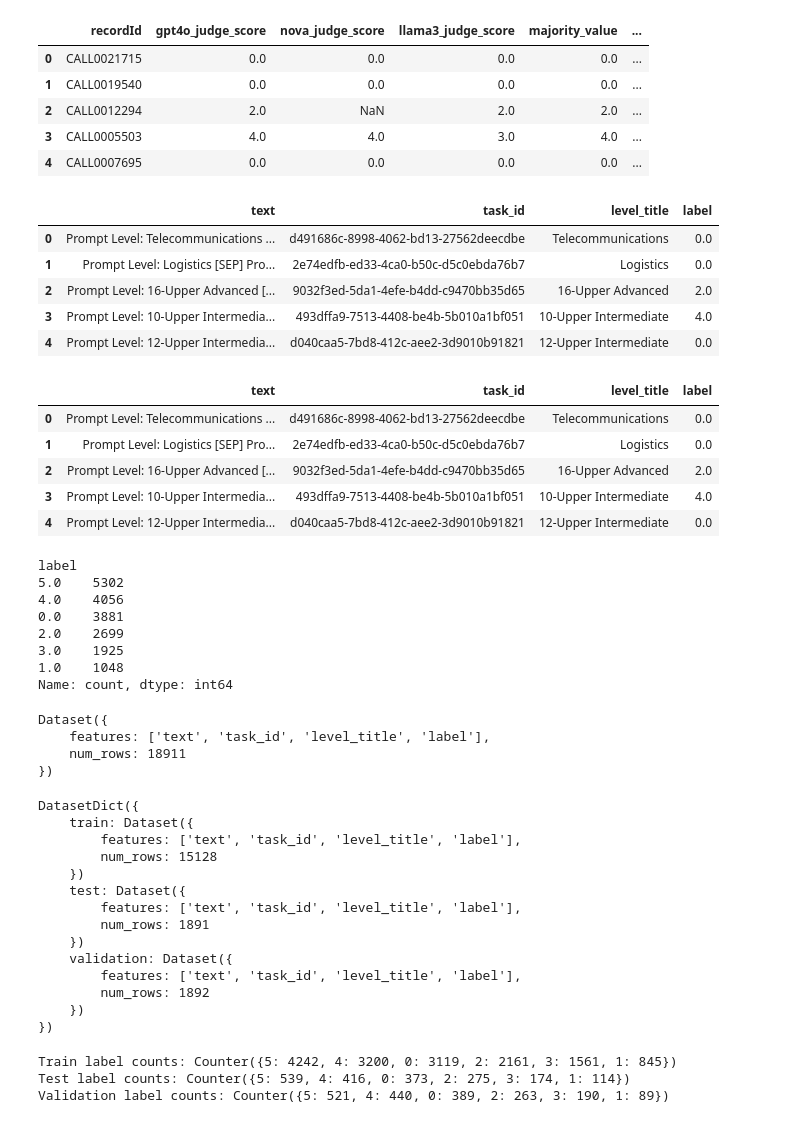
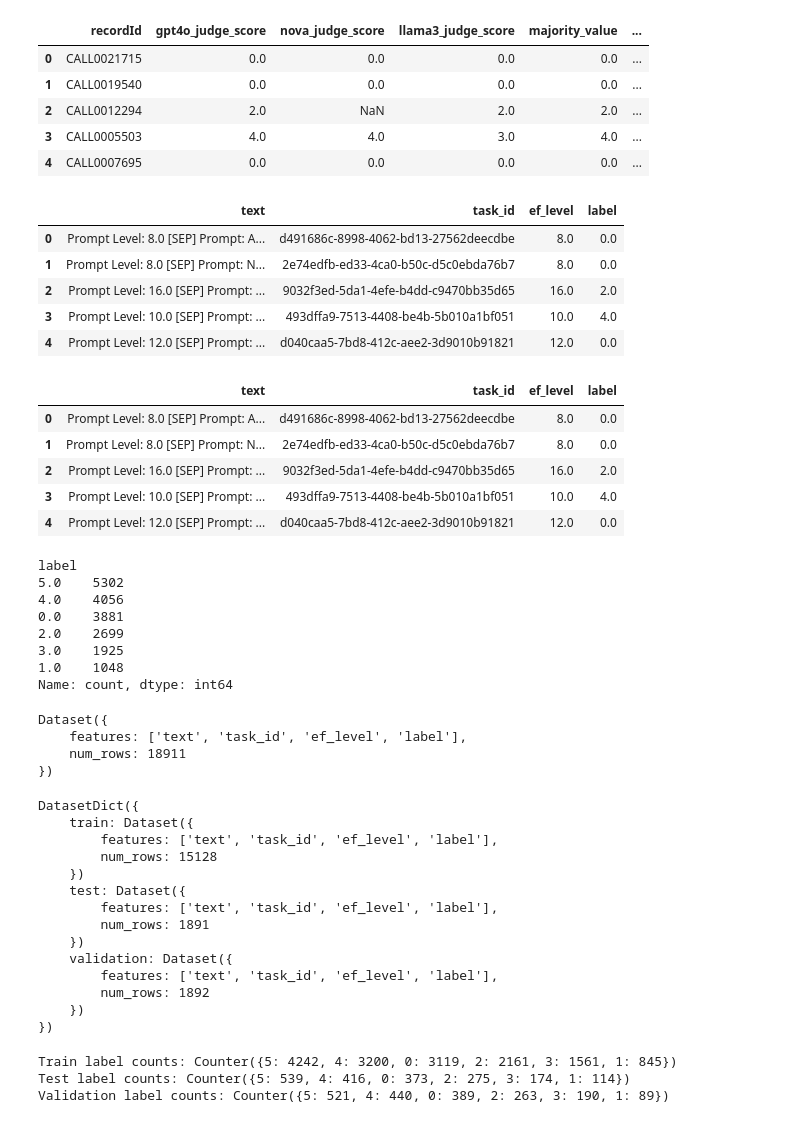
Before and after one commit to kamelnebhi/llm_fine_tuning, a Jupyter notebook: slm/writing_task_class_ai_coh/roberta_trainer.ipynb, the cells around one changed output. Saved outputs shown, nothing was run; the diff lists cells and outputs as text; code cells hidden in the pictures.

```diff
--- a/slm/writing_task_class_ai_coh/roberta_trainer.ipynb
+++ b/slm/writing_task_class_ai_coh/roberta_trainer.ipynb
@@ -11,7 +11,18 @@ import numpy as np
 import pandas as pd
 from datasets import load_dataset, Dataset, DatasetDict
 
+median_map = {
+    "A1": 2,
+    "A2": 5,
+    "B1": 8,
+    "B2": 11,
+    "C1": 14,
+    "C2": 16
+}
+
 df = pd.read_csv("data/coh_data.csv")
+df['ef_level'] = df.apply(lambda row: median_map[row['cefr_level']] if pd.isna(row['ef_level']) else row['ef_level'], axis=1)
+
 df.head()
 # %% [output]
 |  | recordId | gpt4o_judge_score | nova_judge_score | llama3_judge_score | majority_value | ... |
@@ -38,7 +49,7 @@ d2196935-4153-4f5c-a1d2-dae31174ae55     17
 Name: count, Length: 161, dtype: int64
 # %%
 df['text'] = (
-    "Prompt Level: " + df['level_title'].astype(str) +
+    "Prompt Level: " + df['ef_level'].astype(str) +
     " [SEP] Prompt: " + df['activity_instructions'] +
     " [SEP] Response: " + df['student_submission']
 )
@@ -52,16 +63,16 @@ df.head()
 | 3 | CALL0005503 | 4.0 | 4.0 | 3.0 | 4.0 | ... |
 | 4 | CALL0007695 | 0.0 | 0.0 | 0.0 | 0.0 | ... |
 # %%
-df = df[["text", "task_id", "level_title", "majority_value"]]
+df = df[["text", "task_id", "ef_level", "majority_value"]]
 df = df.rename(columns={'majority_value': 'label'})
 df.head()
 # %% [output]
-|  | text | task_id | level_title | label |
-| 0 | Prompt Level: Telecommunications ... | d491686c-8998-4062-bd13-27562deecdbe | Telecommunications | 0.0 |
-| 1 | Prompt Level: Logistics [SEP] Pro... | 2e74edfb-ed33-4ca0-b50c-d5c0ebda76b7 | Logistics | 0.0 |
-| 2 | Prompt Level: 16-Upper Advanced [... | 9032f3ed-5da1-4efe-b4dd-c9470bb35d65 | 16-Upper Advanced | 2.0 |
-| 3 | Prompt Level: 10-Upper Intermedia... | 493dffa9-7513-4408-be4b-5b010a1bf051 | 10-Upper Intermediate | 4.0 |
-| 4 | Prompt Level: 12-Upper Intermedia... | d040caa5-7bd8-412c-aee2-3d9010b91821 | 12-Upper Intermediate | 0.0 |
+|  | text | task_id | ef_level | label |
+| 0 | Prompt Level: 8.0 [SEP] Prompt: A... | d491686c-8998-4062-bd13-27562deecdbe | 8.0 | 0.0 |
+| 1 | Prompt Level: 8.0 [SEP] Prompt: N... | 2e74edfb-ed33-4ca0-b50c-d5c0ebda76b7 | 8.0 | 0.0 |
+| 2 | Prompt Level: 16.0 [SEP] Prompt: ... | 9032f3ed-5da1-4efe-b4dd-c9470bb35d65 | 16.0 | 2.0 |
+| 3 | Prompt Level: 10.0 [SEP] Prompt: ... | 493dffa9-7513-4408-be4b-5b010a1bf051 | 10.0 | 4.0 |
+| 4 | Prompt Level: 12.0 [SEP] Prompt: ... | d040caa5-7bd8-412c-aee2-3d9010b91821 | 12.0 | 0.0 |
 # %%
 # Apply the mapping to the 'labels' column
 #df['label'] = df['label'].map(label_mapping)
@@ -70,12 +81,12 @@ df.reset_index(drop=True, inplace=True)
 
 df.head()
 # %% [output]
-|  | text | task_id | level_title | label |
-| 0 | Prompt Level: Telecommunications ... | d491686c-8998-4062-bd13-27562deecdbe | Telecommunications | 0.0 |
-| 1 | Prompt Level: Logistics [SEP] Pro... | 2e74edfb-ed33-4ca0-b50c-d5c0ebda76b7 | Logistics | 0.0 |
-| 2 | Prompt Level: 16-Upper Advanced [... | 9032f3ed-5da1-4efe-b4dd-c9470bb35d65 | 16-Upper Advanced | 2.0 |
-| 3 | Prompt Level: 10-Upper Intermedia... | 493dffa9-7513-4408-be4b-5b010a1bf051 | 10-Upper Intermediate | 4.0 |
-| 4 | Prompt Level: 12-Upper Intermedia... | d040caa5-7bd8-412c-aee2-3d9010b91821 | 12-Upper Intermediate | 0.0 |
+|  | text | task_id | ef_level | label |
+| 0 | Prompt Level: 8.0 [SEP] Prompt: A... | d491686c-8998-4062-bd13-27562deecdbe | 8.0 | 0.0 |
+| 1 | Prompt Level: 8.0 [SEP] Prompt: N... | 2e74edfb-ed33-4ca0-b50c-d5c0ebda76b7 | 8.0 | 0.0 |
+| 2 | Prompt Level: 16.0 [SEP] Prompt: ... | 9032f3ed-5da1-4efe-b4dd-c9470bb35d65 | 16.0 | 2.0 |
+| 3 | Prompt Level: 10.0 [SEP] Prompt: ... | 493dffa9-7513-4408-be4b-5b010a1bf051 | 10.0 | 4.0 |
+| 4 | Prompt Level: 12.0 [SEP] Prompt: ... | d040caa5-7bd8-412c-aee2-3d9010b91821 | 12.0 | 0.0 |
 # %%
 df["label"].value_counts()
 # %% [output]
@@ -92,7 +103,7 @@ ds = Dataset.from_pandas(df)
 ds
 # %% [output]
 Dataset({
-    features: ['text', 'task_id', 'level_title', 'label'],
+    features: ['text', 'task_id', 'ef_level', 'label'],
     num_rows: 18911
 })
 # %%
@@ -117,15 +128,15 @@ ds
 # %% [output]
 DatasetDict({
     train: Dataset({
-        features: ['text', 'task_id', 'level_title', 'label'],
+        features: ['text', 'task_id', 'ef_level', 'label'],
         num_rows: 15128
     })
     test: Dataset({
-        features: ['text', 'task_id', 'level_title', 'label'],
+        features: ['text', 'task_id', 'ef_level', 'label'],
         num_rows: 1891
     })
     validation: Dataset({
-        features: ['text', 'task_id', 'level_title', 'label'],
+        features: ['text', 'task_id', 'ef_level', 'label'],
         num_rows: 1892
     })
 })
```
Also changed, not shown: parts of 1 cell of this notebook, 3 other files.
